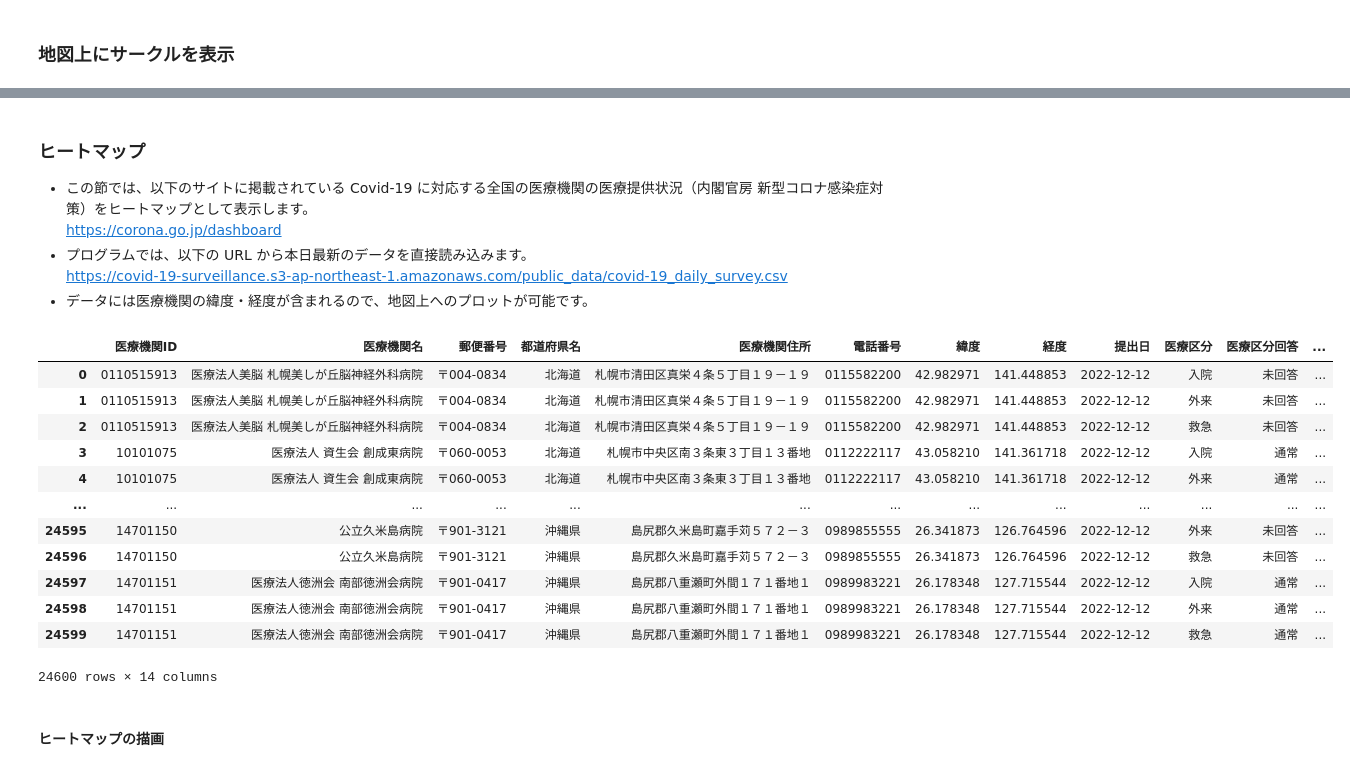
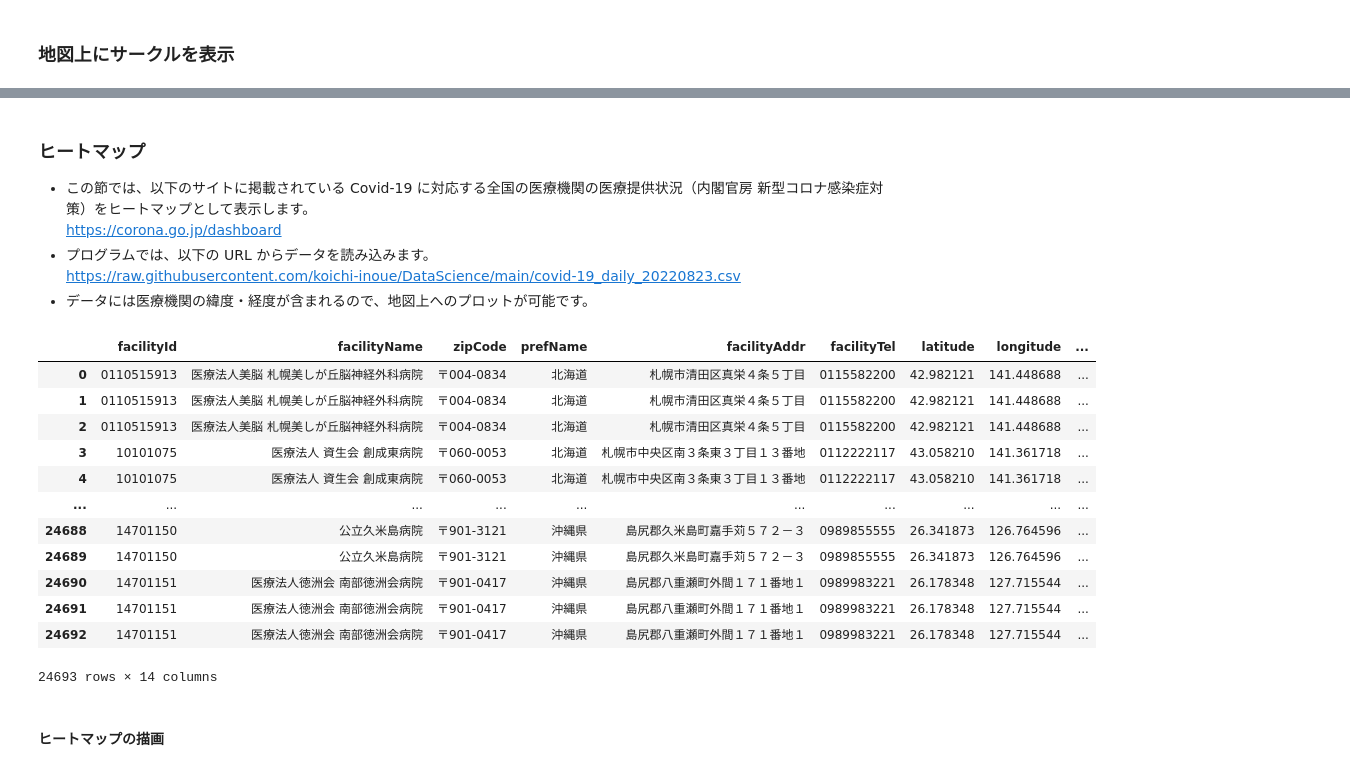
Before and after one commit to koichi-inoue/DataScience, a Jupyter notebook: GeographicVisualization.ipynb, the cells around one changed output, grey strips where cells are left out. Drawn from its saved outputs; the diff is of its cells as text; code cells hidden in the pictures.

```diff
--- a/GeographicVisualization.ipynb
+++ b/GeographicVisualization.ipynb
@@ -133,27 +138,27 @@ map2
 
 * この節では、以下のサイトに掲載されている Covid-19 に対応する全国の医療機関の医療提供状況（内閣官房 新型コロナ感染症対策）をヒートマップとして表示します。
 https://corona.go.jp/dashboard
-* プログラムでは、以下の URL から本日最新のデータを直接読み込みます。
-https://covid-19-surveillance.s3-ap-northeast-1.amazonaws.com/public_data/covid-19_daily_survey.csv
+* プログラムでは、以下の URL からデータを読み込みます。
+https://raw.githubusercontent.com/koichi-inoue/DataScience/main/covid-19_daily_20220823.csv
 * データには医療機関の緯度・経度が含まれるので、地図上へのプロットが可能です。
 # %%
 # covid-19_daily_survey.csv（約5MB） の読み込み
-df = pd.read_csv('https://covid-19-surveillance.s3-ap-northeast-1.amazonaws.com/public_data/covid-19_daily_survey.csv')
+df = pd.read_csv('https://raw.githubusercontent.com/koichi-inoue/DataScience/main/covid-19_daily_20220823.csv')
 df
 # %% [output]
-|  | 医療機関ID | 医療機関名 | 郵便番号 | 都道府県名 | 医療機関住所 | 電話番号 | 緯度 | 経度 | 提出日 | 医療区分 | 医療区分回答 | ... |
-| 0 | 0110515913 | 医療法人美脳 札幌美しが丘脳神経外科病院 | 〒004-0834 | 北海道 | 札幌市清田区真栄４条５丁目１９－１９ | 0115582200 | 42.982971 | 141.448853 | 2022-12-12 | 入院 | 未回答 | ... |
-| 1 | 0110515913 | 医療法人美脳 札幌美しが丘脳神経外科病院 | 〒004-0834 | 北海道 | 札幌市清田区真栄４条５丁目１９－１９ | 0115582200 | 42.982971 | 141.448853 | 2022-12-12 | 外来 | 未回答 | ... |
-| 2 | 0110515913 | 医療法人美脳 札幌美しが丘脳神経外科病院 | 〒004-0834 | 北海道 | 札幌市清田区真栄４条５丁目１９－１９ | 0115582200 | 42.982971 | 141.448853 | 2022-12-12 | 救急 | 未回答 | ... |
-| 3 | 10101075 | 医療法人 資生会 創成東病院 | 〒060-0053 | 北海道 | 札幌市中央区南３条東３丁目１３番地 | 0112222117 | 43.058210 | 141.361718 | 2022-12-12 | 入院 | 通常 | ... |
-| 4 | 10101075 | 医療法人 資生会 創成東病院 | 〒060-0053 | 北海道 | 札幌市中央区南３条東３丁目１３番地 | 0112222117 | 43.058210 | 141.361718 | 2022-12-12 | 外来 | 通常 | ... |
-| ... | ... | ... | ... | ... | ... | ... | ... | ... | ... | ... | ... | ... |
-| 24595 | 14701150 | 公立久米島病院 | 〒901-3121 | 沖縄県 | 島尻郡久米島町嘉手苅５７２－３ | 0989855555 | 26.341873 | 126.764596 | 2022-12-12 | 外来 | 未回答 | ... |
-| 24596 | 14701150 | 公立久米島病院 | 〒901-3121 | 沖縄県 | 島尻郡久米島町嘉手苅５７２－３ | 0989855555 | 26.341873 | 126.764596 | 2022-12-12 | 救急 | 未回答 | ... |
-| 24597 | 14701151 | 医療法人徳洲会 南部徳洲会病院 | 〒901-0417 | 沖縄県 | 島尻郡八重瀬町外間１７１番地１ | 0989983221 | 26.178348 | 127.715544 | 2022-12-12 | 入院 | 通常 | ... |
-| 24598 | 14701151 | 医療法人徳洲会 南部徳洲会病院 | 〒901-0417 | 沖縄県 | 島尻郡八重瀬町外間１７１番地１ | 0989983221 | 26.178348 | 127.715544 | 2022-12-12 | 外来 | 通常 | ... |
-| 24599 | 14701151 | 医療法人徳洲会 南部徳洲会病院 | 〒901-0417 | 沖縄県 | 島尻郡八重瀬町外間１７１番地１ | 0989983221 | 26.178348 | 127.715544 | 2022-12-12 | 救急 | 通常 | ... |
+|  | facilityId | facilityName | zipCode | prefName | facilityAddr | facilityTel | latitude | longitude | ... |
+| 0 | 0110515913 | 医療法人美脳 札幌美しが丘脳神経外科病院 | 〒004-0834 | 北海道 | 札幌市清田区真栄４条５丁目 | 0115582200 | 42.982121 | 141.448688 | ... |
+| 1 | 0110515913 | 医療法人美脳 札幌美しが丘脳神経外科病院 | 〒004-0834 | 北海道 | 札幌市清田区真栄４条５丁目 | 0115582200 | 42.982121 | 141.448688 | ... |
+| 2 | 0110515913 | 医療法人美脳 札幌美しが丘脳神経外科病院 | 〒004-0834 | 北海道 | 札幌市清田区真栄４条５丁目 | 0115582200 | 42.982121 | 141.448688 | ... |
+| 3 | 10101075 | 医療法人 資生会 創成東病院 | 〒060-0053 | 北海道 | 札幌市中央区南３条東３丁目１３番地 | 0112222117 | 43.058210 | 141.361718 | ... |
+| 4 | 10101075 | 医療法人 資生会 創成東病院 | 〒060-0053 | 北海道 | 札幌市中央区南３条東３丁目１３番地 | 0112222117 | 43.058210 | 141.361718 | ... |
+| ... | ... | ... | ... | ... | ... | ... | ... | ... | ... |
+| 24688 | 14701150 | 公立久米島病院 | 〒901-3121 | 沖縄県 | 島尻郡久米島町嘉手苅５７２－３ | 0989855555 | 26.341873 | 126.764596 | ... |
+| 24689 | 14701150 | 公立久米島病院 | 〒901-3121 | 沖縄県 | 島尻郡久米島町嘉手苅５７２－３ | 0989855555 | 26.341873 | 126.764596 | ... |
+| 24690 | 14701151 | 医療法人徳洲会 南部徳洲会病院 | 〒901-0417 | 沖縄県 | 島尻郡八重瀬町外間１７１番地１ | 0989983221 | 26.178348 | 127.715544 | ... |
+| 24691 | 14701151 | 医療法人徳洲会 南部徳洲会病院 | 〒901-0417 | 沖縄県 | 島尻郡八重瀬町外間１７１番地１ | 0989983221 | 26.178348 | 127.715544 | ... |
+| 24692 | 14701151 | 医療法人徳洲会 南部徳洲会病院 | 〒901-0417 | 沖縄県 | 島尻郡八重瀬町外間１７１番地１ | 0989983221 | 26.178348 | 127.715544 | ... |
-24600 rows × 14 columns
+24693 rows × 14 columns
 # %% [markdown]
 #### ヒートマップの描画
 # %%
```
Also changed, not shown: parts of 9 cells of this notebook.
